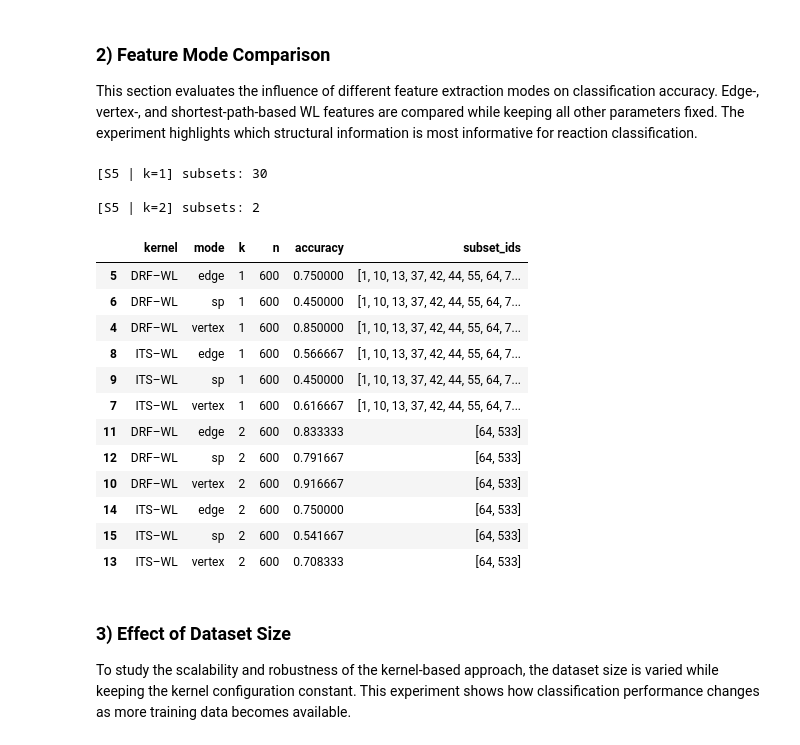
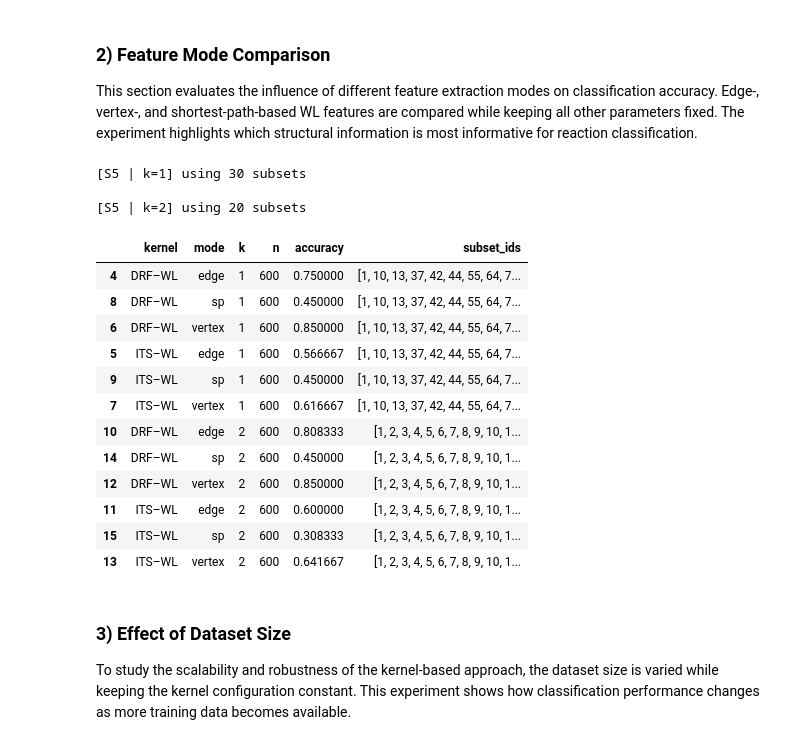
Before and after one commit to PatPatDango/reaction-kernels, a Jupyter notebook: notebooks/wp3.ipynb, the cells around one changed output. Cells and saved outputs as stored; diff of their text form; code cells hidden in the pictures.

```diff
--- a/notebooks/wp3.ipynb
+++ b/notebooks/wp3.ipynb
@@ -499,6 +503,17 @@ def sanitize_subset_ids(precomp_dir, subset_ids):
     if not cleaned:
         raise ValueError(f"After sanitizing, subset_ids is empty. Available ids: {sorted(avail)[:50]} ...")
     return cleaned
+
+def safe_subset_ids(option_subset_ids, drf_dir, its_dir, take=20):
+    option_subset_ids = list(option_subset_ids) if option_subset_ids else []
+    if len(option_subset_ids) > 0:
+        return option_subset_ids
+
+    # fallback: nimm einfach gemeinsame subset ids
+    common = sorted(set(available_subset_ids(drf_dir)) & set(available_subset_ids(its_dir)))
+    if not common:
+        raise FileNotFoundError("No common subset_*.pkl between DRF and ITS dirs.")
+    return common[:take]
 # %%
 def count_pkls(p: Path) -> int:
     return len(list(p.glob("*.pkl")))
@@ -651,59 +660,59 @@ seed = 42
 test_size = 0.2
 n = 600
 
 for k in [1, 2]:
     opt1 = make_option1_soft_shared_k_classes_config(
         drf_edge_dir=DRF_DIRS["edge"],
         its_edge_dir=ITS_DIRS["edge"],
         k=k,
         take_subsets=30,
-        min_per_class=10,
-        ref_scan=120,
+        min_per_class=5,
+        ref_scan=180,
     )
-    subset_ids = opt1["subset_ids"]
-    print(f"\n[S5 | k={k}] subsets:", len(subset_ids))
+    subset_ids = safe_subset_ids(opt1["subset_ids"], DRF_DIRS["edge"], ITS_DIRS["edge"], take=20)
 
-    # DRF modes
-    for mode in ["vertex", "edge", "sp"]:
+    print(f"\n[S5 | k={k}] using {len(subset_ids)} subsets")
+
+    for mode in ["edge", "vertex", "sp"]:
+        # DRF
         res = train_svm_from_precomputed_dir(
             precomp_dir=DRF_DIRS[mode],
             feature_key="drf_wl",
             subset_ids=subset_ids,
-            n=n, test_size=test_size, C=C, seed=seed,
+            n=600, test_size=0.2, C=C, seed=seed,
             verbose=False,
         )
-        add_result("S5_modes", "DRF–WL", mode, n, test_size, C, seed, res, subset_ids=subset_ids, k=k)
+        add_result("S5_modes", "DRF–WL", mode, 600, 0.2, C, seed, res, subset_ids=subset_ids, k=k)
 
-    # ITS modes
-    for mode in ["vertex", "edge", "sp"]:
+        # ITS
         res = train_svm_from_precomputed_dir(
             precomp_dir=ITS_DIRS[mode],
             feature_key="its_wl",
             subset_ids=subset_ids,
-            n=n, test_size=test_size, C=C, seed=seed,
+            n=600, test_size=0.2, C=C, seed=seed,
             verbose=False,
         )
-        add_result("S5_modes", "ITS–WL", mode, n, test_size, C, seed, res, subset_ids=subset_ids, k=k)
+        add_result("S5_modes", "ITS–WL", mode, 600, 0.2, C, seed, res, subset_ids=subset_ids, k=k)
 
 df_results = pd.DataFrame(results)
 df_results[df_results["tag"]=="S5_modes"][["kernel","mode","k","n","accuracy","subset_ids"]].sort_values(["k","kernel","mode"])
 # %% [output]
-[S5 | k=1] subsets: 30
+[S5 | k=1] using 30 subsets
 
-[S5 | k=2] subsets: 2
+[S5 | k=2] using 20 subsets
 |  | kernel | mode | k | n | accuracy | subset_ids |
-| 5 | DRF–WL | edge | 1 | 600 | 0.750000 | [1, 10, 13, 37, 42, 44, 55, 64, 7... |
-| 6 | DRF–WL | sp | 1 | 600 | 0.450000 | [1, 10, 13, 37, 42, 44, 55, 64, 7... |
-| 4 | DRF–WL | vertex | 1 | 600 | 0.850000 | [1, 10, 13, 37, 42, 44, 55, 64, 7... |
-| 8 | ITS–WL | edge | 1 | 600 | 0.566667 | [1, 10, 13, 37, 42, 44, 55, 64, 7... |
+| 4 | DRF–WL | edge | 1 | 600 | 0.750000 | [1, 10, 13, 37, 42, 44, 55, 64, 7... |
+| 8 | DRF–WL | sp | 1 | 600 | 0.450000 | [1, 10, 13, 37, 42, 44, 55, 64, 7... |
+| 6 | DRF–WL | vertex | 1 | 600 | 0.850000 | [1, 10, 13, 37, 42, 44, 55, 64, 7... |
+| 5 | ITS–WL | edge | 1 | 600 | 0.566667 | [1, 10, 13, 37, 42, 44, 55, 64, 7... |
 | 9 | ITS–WL | sp | 1 | 600 | 0.450000 | [1, 10, 13, 37, 42, 44, 55, 64, 7... |
 | 7 | ITS–WL | vertex | 1 | 600 | 0.616667 | [1, 10, 13, 37, 42, 44, 55, 64, 7... |
-| 11 | DRF–WL | edge | 2 | 600 | 0.833333 | [64, 533] |
-| 12 | DRF–WL | sp | 2 | 600 | 0.791667 | [64, 533] |
-| 10 | DRF–WL | vertex | 2 | 600 | 0.916667 | [64, 533] |
-| 14 | ITS–WL | edge | 2 | 600 | 0.750000 | [64, 533] |
-| 15 | ITS–WL | sp | 2 | 600 | 0.541667 | [64, 533] |
-| 13 | ITS–WL | vertex | 2 | 600 | 0.708333 | [64, 533] |
+| 10 | DRF–WL | edge | 2 | 600 | 0.808333 | [1, 2, 3, 4, 5, 6, 7, 8, 9, 10, 1... |
+| 14 | DRF–WL | sp | 2 | 600 | 0.450000 | [1, 2, 3, 4, 5, 6, 7, 8, 9, 10, 1... |
+| 12 | DRF–WL | vertex | 2 | 600 | 0.850000 | [1, 2, 3, 4, 5, 6, 7, 8, 9, 10, 1... |
+| 11 | ITS–WL | edge | 2 | 600 | 0.600000 | [1, 2, 3, 4, 5, 6, 7, 8, 9, 10, 1... |
+| 15 | ITS–WL | sp | 2 | 600 | 0.308333 | [1, 2, 3, 4, 5, 6, 7, 8, 9, 10, 1... |
+| 13 | ITS–WL | vertex | 2 | 600 | 0.641667 | [1, 2, 3, 4, 5, 6, 7, 8, 9, 10, 1... |
 # %% [markdown]
 ### 3) Effect of Dataset Size
 
```
Also changed, not shown: parts of 23 cells of this notebook.
